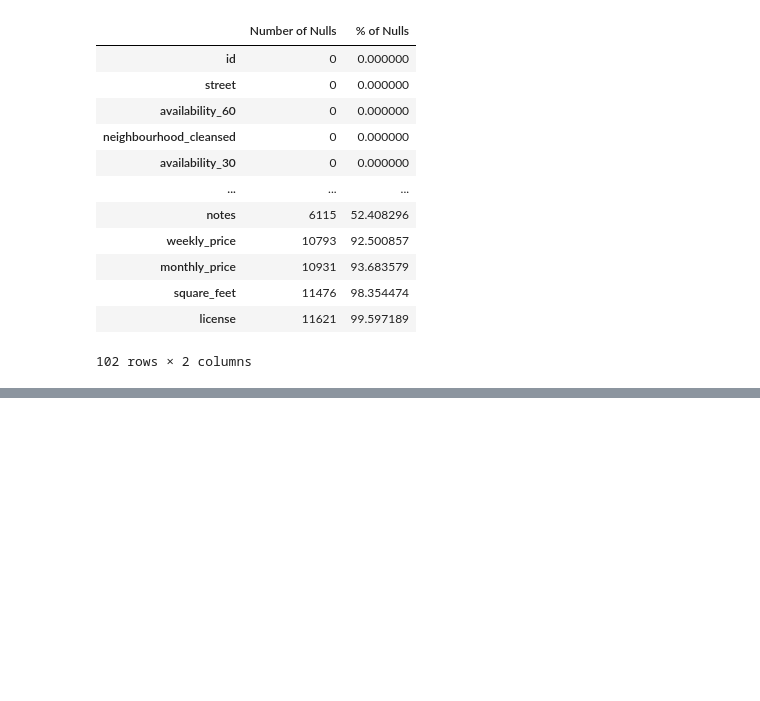
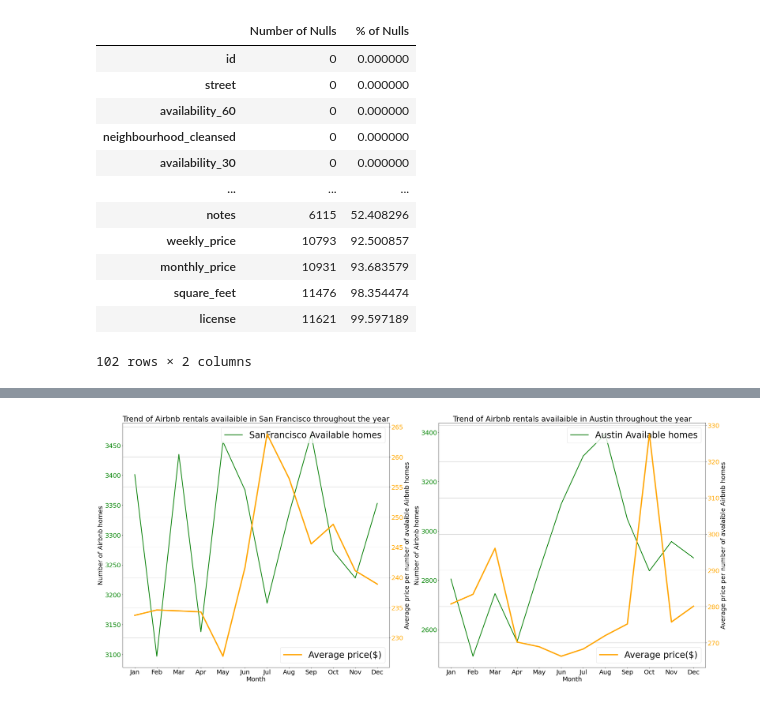
Before and after one commit to imisi-akande/DataScience-With-Airbnb, a Jupyter notebook: CaliforniaTexasAirbnb.ipynb, the cells around one changed output, grey strips where cells are left out. Drawn from its saved outputs; the diff is of its cells as text; code cells hidden in the pictures; blank space fills up the shorter version.

```diff
--- a/CaliforniaTexasAirbnb.ipynb
+++ b/CaliforniaTexasAirbnb.ipynb
@@ -610,0 +866,4 @@ check_null_columns(df_aux_highlights)
+# %%
+# find count of the San Francisco available calendar data
+sanfrancisco_calendar_avail_count = find_count_with_month_label(sanfrancisco_calendar_avail)
+sanfrancisco_calendar_avail_count
@@ -610,0 +903,5 @@ check_null_columns(df_aux_highlights)
+# %%
+# find the mean of the San Francisco available calendar data
+
+sanfrancisco_calendar_avail_mean = find_mean_and_month_label(sanfrancisco_calendar_avail)
+sanfrancisco_calendar_avail_mean
@@ -610,0 +941,5 @@ check_null_columns(df_aux_highlights)
+# %%
+# find count of the Austin available calendar data
+
+austin_calendar_avail_count = find_count_with_month_label(austin_calendar_avail)
+austin_calendar_avail_count
@@ -610,0 +979,5 @@ check_null_columns(df_aux_highlights)
+# %%
+# find the mean of the Austin available calendar data
+
+austin_calendar_avail_mean = find_mean_and_month_label(austin_calendar_avail)
+austin_calendar_avail_mean
@@ -610,0 +1019,47 @@ check_null_columns(df_aux_highlights)
+# %%
+#subplots returns a Figure and an Axes object
+fig,ax=plt.subplots(nrows=1,ncols=2,figsize=(35,15))
+
+#manipulating the first Axes
+ax[0].plot(sanfrancisco_calendar_avail_count['month'], sanfrancisco_calendar_avail_count['counts'], color='green', label= 'SanFrancisco Available homes', lw = 3)
+ax[0].legend(loc="upper right", fontsize=35)
+ax[0].set_xlabel('Month', fontsize = 25)
+ax[0].set_ylabel('Number of Airbnb homes', fontsize = 25)
+ax[0].set_title('Trend of Airbnb rentals availaible in San Francisco throughout the year', fontsize = 30)
+ax[0].tick_params(axis='y', labelcolor='green', labelsize = 25)
+ax[0].tick_params(axis='x', labelsize = 25)
+
+ax1 = ax[0].twinx()
+
+ax1.plot(sanfrancisco_calendar_avail_count['month'], sanfrancisco_calendar_avail_mean['average_price'], color='orange', lw = 5, label='Average price($)')
+ax1.legend(loc="lower right", fontsize=35)
+ax1.set_xlabel('Month', fontsize = 25)
+ax1.set_ylabel('Average price per number of avalaible Airbnb homes', fontsize = 25)
+ax1.tick_params(axis='y', labelcolor='orange', labelsize = 25)
+ax1.tick_params(axis='x', labelsize = 25)
+ax1.grid()
+
+#manipulating the second Axes
+ax[1].plot(austin_calendar_avail_count['month'], austin_calendar_avail_count['counts'], color='green', label= 'Austin Available homes', lw = 3)
+ax[1].legend(loc="upper right", fontsize=35)
+ax[1].set_xlabel('Month', fontsize = 25)
+ax[1].set_ylabel('Number of Airbnb homes', fontsize = 25)
+ax[1].set_title('Trend of Airbnb rentals availaible in Austin throughout the year', fontsize = 30)
+ax[1].tick_params(axis='y', labelcolor='green', labelsize = 25)
+ax[1].tick_params(axis='x', labelsize = 25)
+
+ax2 = ax[1].twinx()
+
+ax2.plot(austin_calendar_avail_count['month'], austin_calendar_avail_mean['average_price'], color='orange', label='Average price($)', lw = 5)
+ax2.legend(loc="lower right", fontsize=35)
+ax2.set_xlabel('Month', fontsize = 25)
+ax2.set_ylabel('Average price per number of avalaible Airbnb homes', fontsize = 25)
+ax2.tick_params(axis='y', labelcolor='orange', labelsize = 25)
+ax2.tick_params(axis='x', labelsize = 25)
+ax2.grid()
+
+plt.savefig('./plots/available_homes_price_trend.png', dpi = 70, bbox_inches='tight')
+fig.tight_layout()
+plt.show();
+# %% [output]
+[figure, added]
```
Also changed, not shown: parts of 89 cells of this notebook, 7 other files.
